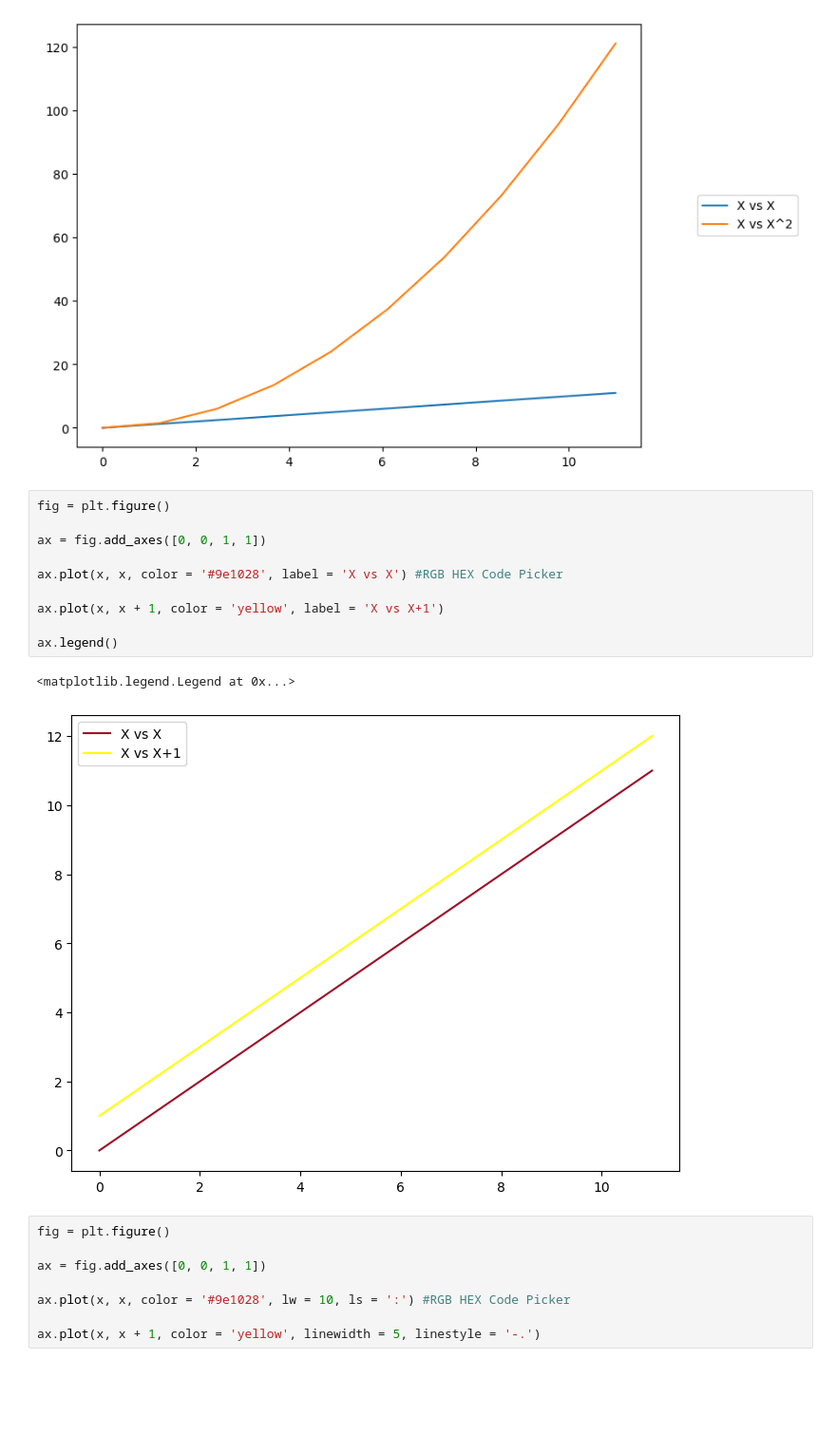
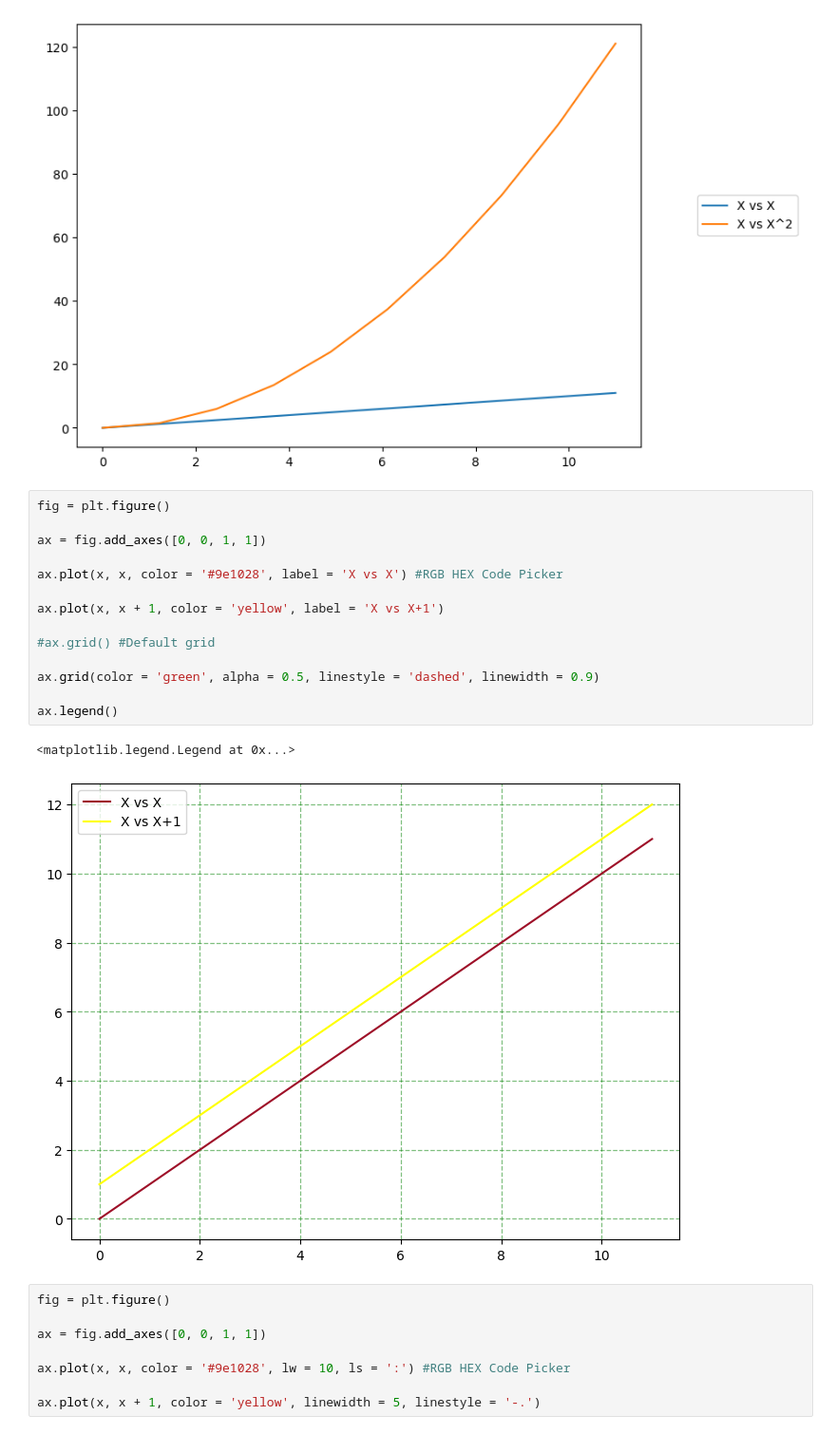
Before and after one commit to JovanTTT/MachineLearning-Course, a Jupyter notebook: Matplotlib.ipynb, the cells around one changed output. Shown at 95% size. Drawn from its saved outputs; the diff is of its cells as text; blank space fills up the shorter version.

```diff
--- a/Matplotlib.ipynb
+++ b/Matplotlib.ipynb
@@ -169,16 +169,20 @@ ax.legend(loc = (1.1, 0.5))
 # %%
 fig = plt.figure()
 
 ax = fig.add_axes([0, 0, 1, 1])
 
 ax.plot(x, x, color = '#9e1028', label = 'X vs X') #RGB HEX Code Picker
 
 ax.plot(x, x + 1, color = 'yellow', label = 'X vs X+1')
 
+#ax.grid() #Default grid
+
+ax.grid(color = 'green', alpha = 0.5, linestyle = 'dashed', linewidth = 0.9)
+
 ax.legend()
 # %% [output]
 <matplotlib.legend.Legend at 0x...>
-[figure, old version]
+[figure, new version]
 # %%
 fig = plt.figure()
 
```
Also changed, not shown: parts of 2 cells of this notebook.
